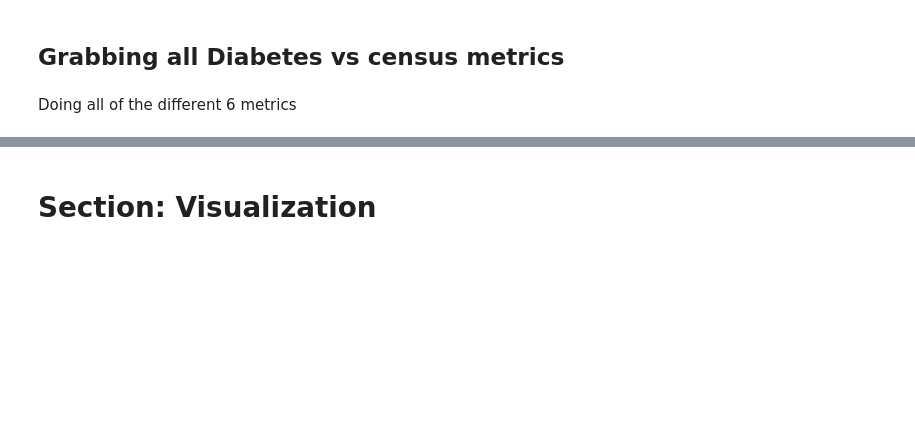
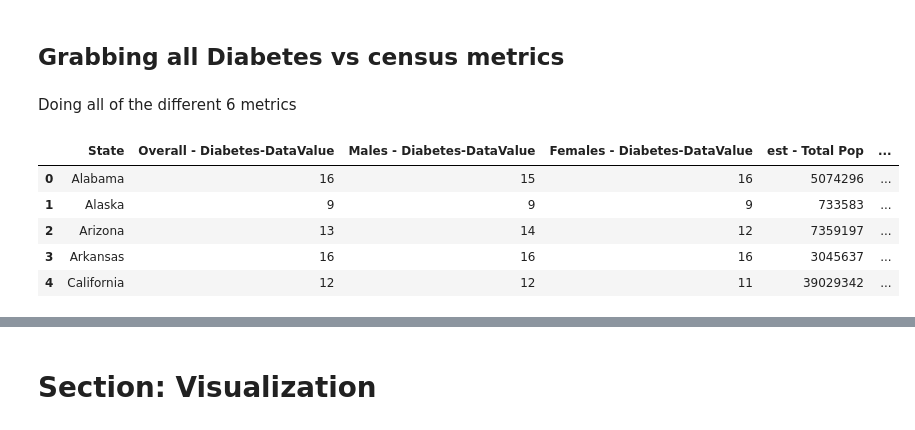
Before and after one commit to duhoang920/siads_593_milestone_1, a Jupyter notebook: main.ipynb, the cells around one changed output, grey strips where cells are left out. Cells and saved outputs as stored; diff of their text form; code cells hidden in the pictures; blank space fills up the shorter version.

```diff
--- a/main.ipynb
+++ b/main.ipynb
@@ -336,6 +325,14 @@ Doing all of the different 6 metrics
 # %%
 # Diabetes vs overall
 diabete_vs_overall = diabete_v_overall(diabete_met_all)
+display(diabete_vs_overall.head())
+# %% [output]
+|  | State | Overall - Diabetes-DataValue | Males - Diabetes-DataValue | Females - Diabetes-DataValue | est - Total Pop | ... |
+| 0 | Alabama | 16 | 15 | 16 | 5074296 | ... |
+| 1 | Alaska | 9 | 9 | 9 | 733583 | ... |
+| 2 | Arizona | 13 | 14 | 12 | 7359197 | ... |
+| 3 | Arkansas | 16 | 16 | 16 | 3045637 | ... |
+| 4 | California | 12 | 12 | 11 | 39029342 | ... |
 # %%
 # Diabetes vs edducated - HS or greater
 diabete_vs_educated = diabete_v_educated(diabete_met_all)
```
Also changed, not shown: parts of 9 cells of this notebook, 1 other file.
